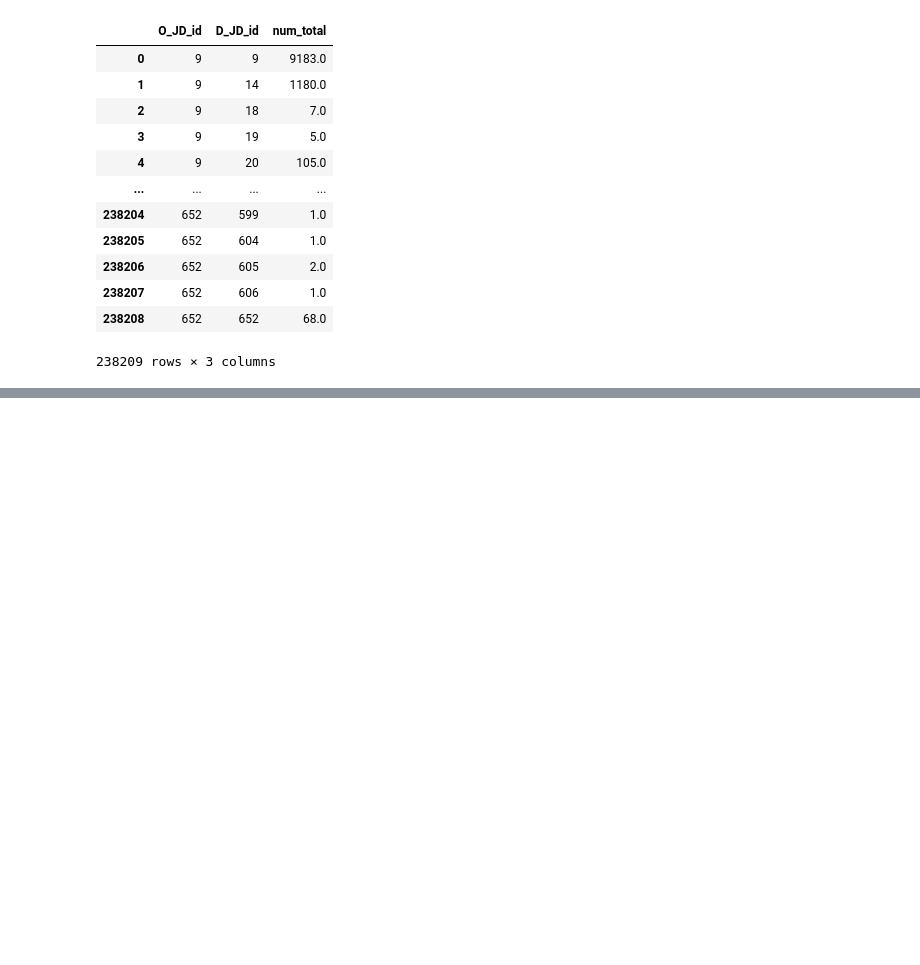
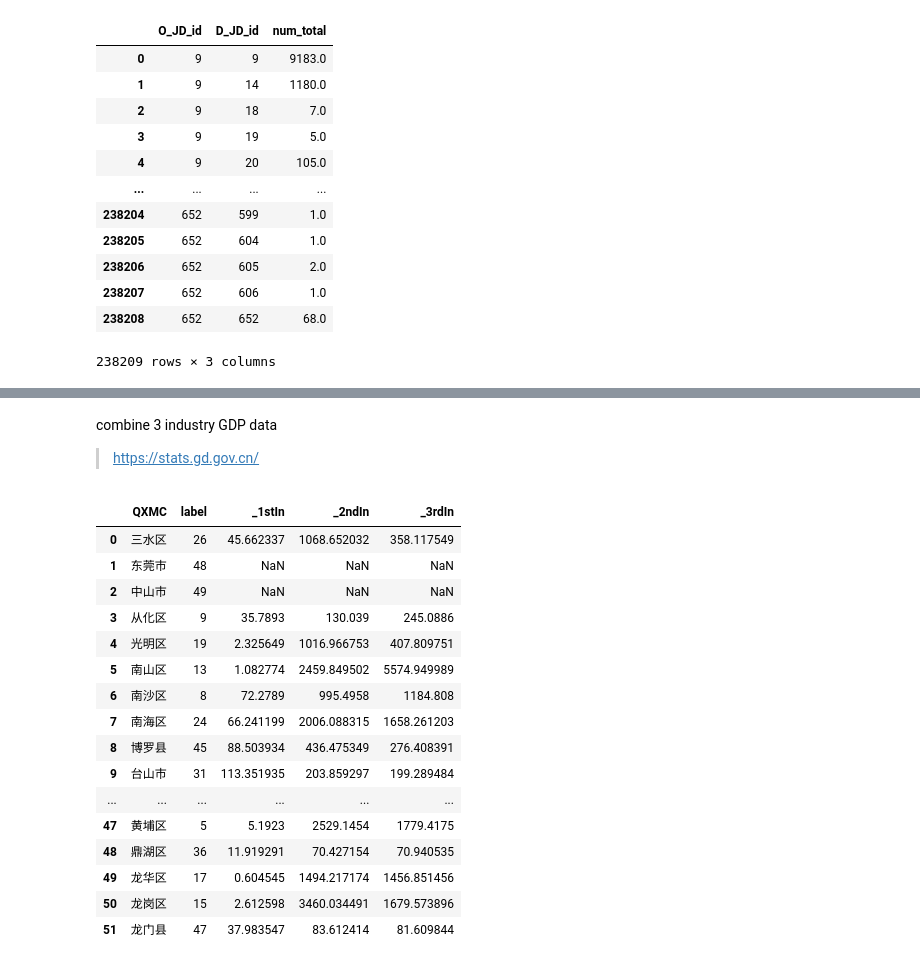
Before and after one commit to SlieFamily/SemiGPS, a Jupyter notebook: notebooks/data_process.ipynb, the cells around one changed output, grey strips where cells are left out. Cells and saved outputs as stored; diff of their text form; code cells hidden in the pictures; blank space fills up the shorter version.

```diff
--- a/notebooks/data_process.ipynb
+++ b/notebooks/data_process.ipynb
@@ -267,0 +324,5 @@ move_gba
+# %%
+gba.loc[gba['label'] == 50, 'QXMC'] = '香港'
+qx2label = gba.groupby(['QXMC', 'label'], as_index=False).first()
+qx2label = qx2label[['QXMC', 'label']]
+qx2label
@@ -267,0 +347,38 @@ move_gba
+# %% [markdown]
+combine 3 industry GDP data
+
+> https://stats.gd.gov.cn/
+# %%
+gdp = qx2label.copy()
+gdp = gdp.assign(_1stIn=None, _2ndIn=None, _3rdIn=None)
+# %%
+raw_gdp = pd.read_excel('../original/guangdong_3industry.xls', sheet_name=None)
+
+for sheet_name, df in raw_gdp.items():
+    if sheet_name == '排序': break
+    for index, row in df.iterrows():
+        qxmc = str(row.iloc[0]).strip()
+        if qxmc in qx2label.QXMC.values:
+            gdp.loc[gdp['QXMC']==qxmc, '_1stIn'] = row[2]
+            gdp.loc[gdp['QXMC']==qxmc, '_2ndIn'] = row[4]
+            gdp.loc[gdp['QXMC']==qxmc, '_3rdIn'] = row[6]
+
+gdp
+# %% [output]
+|  | QXMC | label | _1stIn | _2ndIn | _3rdIn |
+| 0 | 三水区 | 26 | 45.662337 | 1068.652032 | 358.117549 |
+| 1 | 东莞市 | 48 | NaN | NaN | NaN |
+| 2 | 中山市 | 49 | NaN | NaN | NaN |
+| 3 | 从化区 | 9 | 35.7893 | 130.039 | 245.0886 |
+| 4 | 光明区 | 19 | 2.325649 | 1016.966753 | 407.809751 |
+| 5 | 南山区 | 13 | 1.082774 | 2459.849502 | 5574.949989 |
+| 6 | 南沙区 | 8 | 72.2789 | 995.4958 | 1184.808 |
+| 7 | 南海区 | 24 | 66.241199 | 2006.088315 | 1658.261203 |
+| 8 | 博罗县 | 45 | 88.503934 | 436.475349 | 276.408391 |
+| 9 | 台山市 | 31 | 113.351935 | 203.859297 | 199.289484 |
+| ... | ... | ... | ... | ... | ... |
+| 47 | 黄埔区 | 5 | 5.1923 | 2529.1454 | 1779.4175 |
+| 48 | 鼎湖区 | 36 | 11.919291 | 70.427154 | 70.940535 |
+| 49 | 龙华区 | 17 | 0.604545 | 1494.217174 | 1456.851456 |
+| 50 | 龙岗区 | 15 | 2.612598 | 3460.034491 | 1679.573896 |
+| 51 | 龙门县 | 47 | 37.983547 | 83.612414 | 81.609844 |
```
Also changed, not shown: parts of 14 cells of this notebook, 13 other files.
